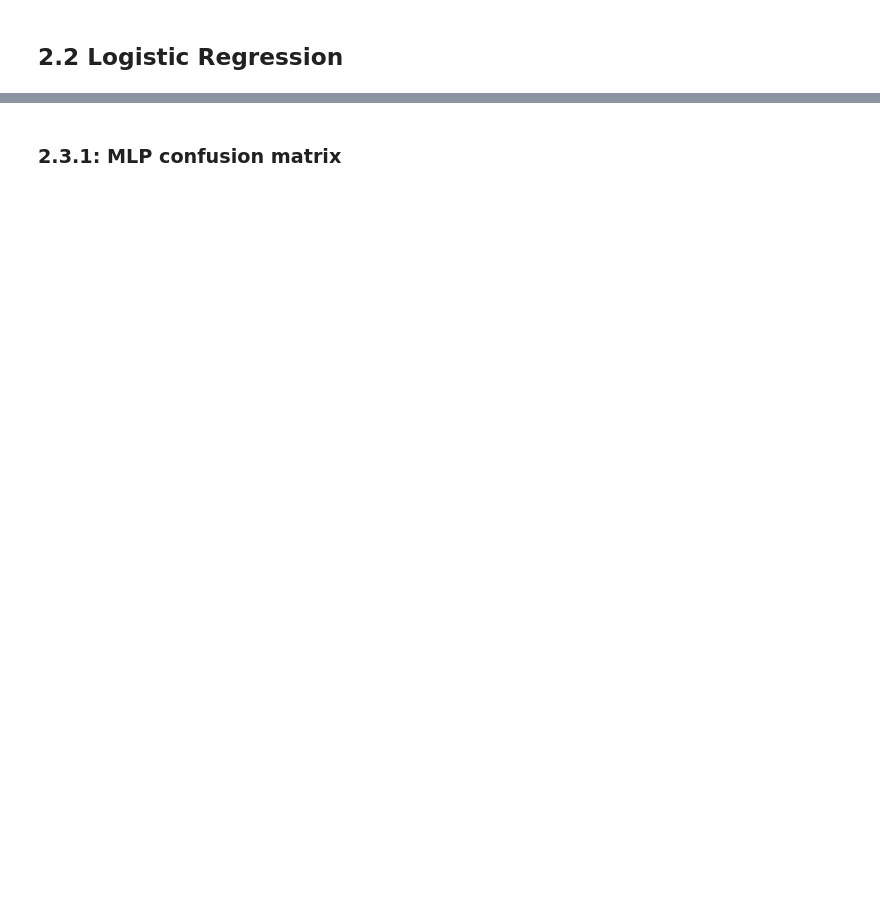
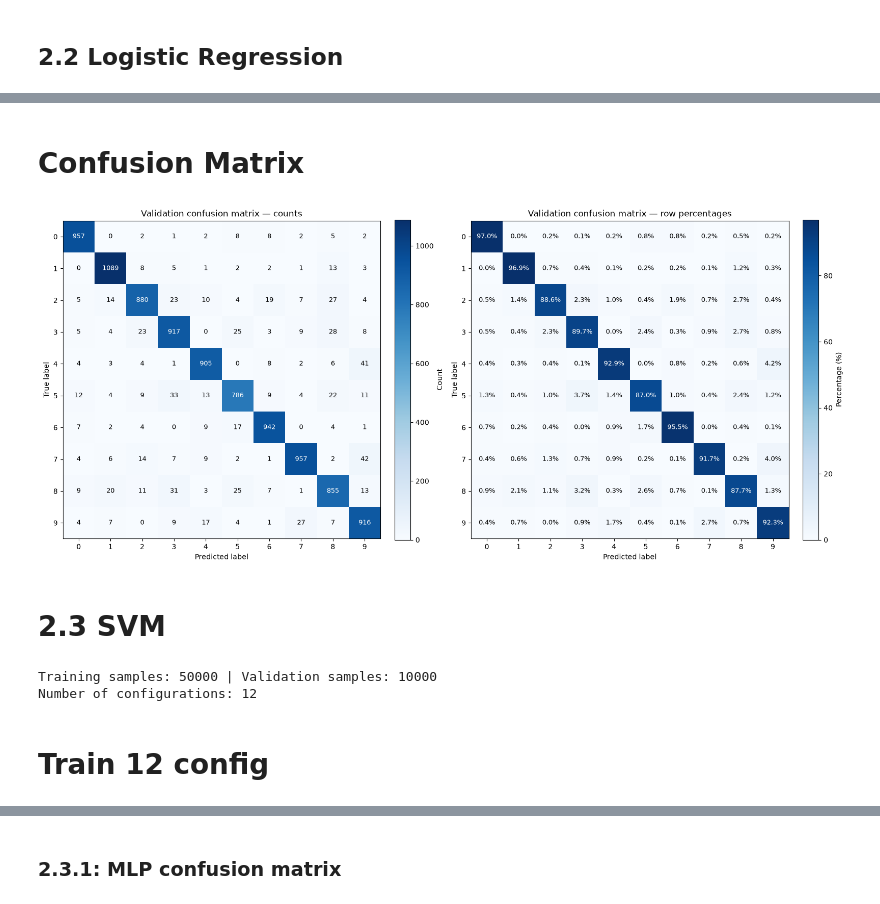
Before and after one commit to ddkhoa83/handwritten_text_recognition, a Jupyter notebook: notebooks/main.ipynb, the cells around one changed output, grey strips where cells are left out. Cells and saved outputs as stored; diff of their text form; code cells hidden in the pictures; blank space fills up the shorter version.

```diff
--- a/notebooks/main.ipynb
+++ b/notebooks/main.ipynb
@@ -147,0 +384,75 @@ Validation accuracy:  91.61%
+# %% [markdown]
+# Confusion Matrix
+# %%
+fig, axes = plt.subplots(1, 2, figsize=(16, 7))
+
+plots = [
+    (confusion, "Validation confusion matrix — counts", "Count"),
+    (
+        confusion_percent,
+        "Validation confusion matrix — row percentages",
+        "Percentage (%)",
+    ),
+]
+
+for ax, (matrix, title, colorbar_label) in zip(axes, plots):
+    image = ax.imshow(matrix, cmap="Blues", vmin=0)
+    threshold = matrix.max() / 2
+
+    for row in range(n_classes):
+        for column in range(n_classes):
+            value = matrix[row, column]
+            text = (
+                f"{int(value)}"
+                if colorbar_label == "Count"
+                else f"{value:.1f}%"
+            )
+
+            ax.text(
+                column,
+                row,
+                text,
+                ha="center",
+                va="center",
+                fontsize=9,
+                color="white" if value > threshold else "black",
+            )
+
+    ax.set_xticks(np.arange(n_classes), labels=class_labels)
+    ax.set_yticks(np.arange(n_classes), labels=class_labels)
+    ax.set_xlabel("Predicted label")
+    ax.set_ylabel("True label")
+    ax.set_title(title)
+
+    fig.colorbar(image, ax=ax, fraction=0.046, pad=0.04,
+                 label=colorbar_label)
+
+fig.tight_layout()
+plt.show()
+# %% [output]
+[figure, added]
+# %% [markdown]
+# 2.3 SVM
+# %%
+X_train = np.asarray(X_train_scaled)
+X_val = np.asarray(X_val_scaled)
+y_train_array = np.asarray(y_train)
+y_val_array = np.asarray(y_val)
+
+learning_rates = [0.001, 0.003, 0.01, 0.03]
+epoch_values = [10, 30, 60]
+
+results = []
+best_svm = None
+best_result = None
+
+print(
+    f"Training samples: {len(X_train)} | "
+    f"Validation samples: {len(X_val)}"
+)
+print(f"Number of configurations: {len(learning_rates) * len(epoch_values)}")
+# %% [output]
+Training samples: 50000 | Validation samples: 10000
+Number of configurations: 12
+# %% [markdown]
+# Train 12 config
```
Also changed, not shown: parts of 28 cells of this notebook, 8 other files.
